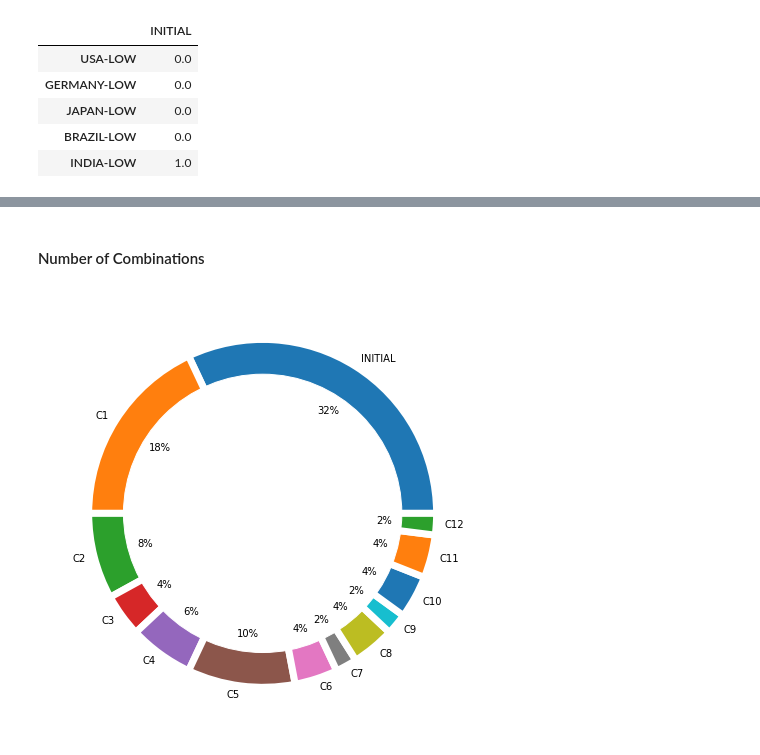
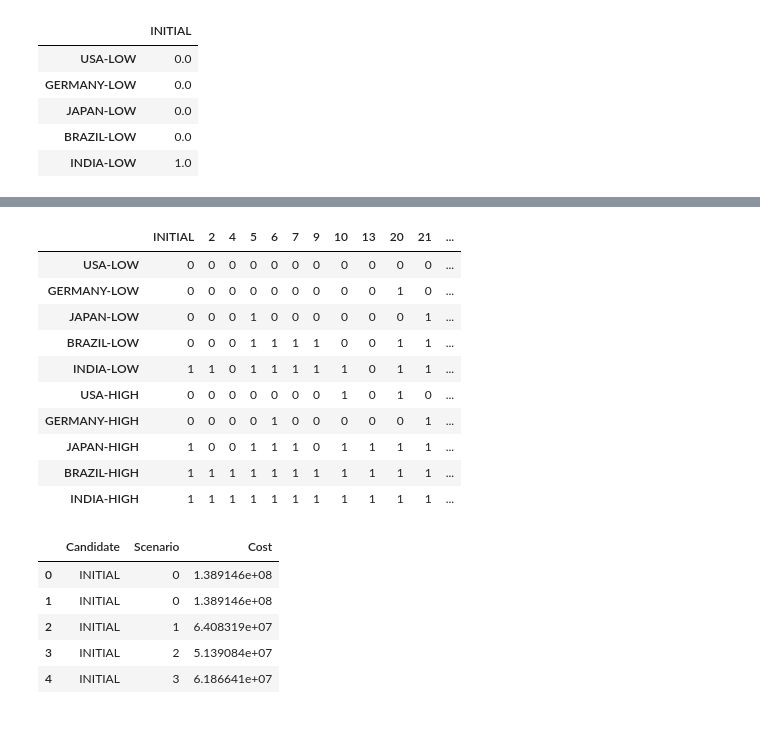
Before and after one commit to AnshifKkk/Stochastic-Supply-Chain-Network-Optimization-under-Demand-Uncertainty, a Jupyter notebook: robust_supply_chain_monte_carlo.ipynb, the cells around one changed output, grey strips where cells are left out. Drawn from its saved outputs; the diff is of its cells as text; code cells hidden in the pictures; blank space fills up the shorter version.

```diff
--- a/robust_supply_chain_monte_carlo.ipynb
+++ b/robust_supply_chain_monte_carlo.ipynb
@@ -373,26 +320,16 @@ plt.show()
-# %% [markdown]
-#### Number of Combinations
-# %%
-# Number of columns
-COL_NAME, COL_NUMBER = [], []
-for col1 in df_unique.columns:
-    count = 0
-    COL_NAME.append(col1)
-    for col2 in df_bool.columns:
-        if (df_bool[col2]!=df_unique[col1]).sum()==0:
-            count += 1
-    COL_NUMBER.append(count)
-df_comb = pd.DataFrame({'column':COL_NAME, 'count':COL_NUMBER}).set_index('column')
-
-my_circle = plt.Circle( (0,0), 0.8, color='white')
-df_comb.plot.pie(figsize=(8, 8), x='column', y='count', legend= False, pctdistance=0.7,
-                                          autopct='%1.0f%%', labeldistance=1.05,
-                                          wedgeprops = { 'linewidth' : 7, 'edgecolor' : 'white' })
-plt.xlabel('Business Vertical')
-# plt.title('{:.2f} M€ Budget Applications in 9 Vertical Markets'.format(df_p['TOTAL'].sum()/1e6))
-p = plt.gcf()
-p.gca().add_artist(my_circle)
-plt.axis('off')
-plt.show()
-# %% [output]
-[figure, removed]
+# %%
+# Unique configurations
+df_candidates = df_bool.T.drop_duplicates().T
+df_candidates
+# %% [output]
+|  | INITIAL | 2 | 4 | 5 | 6 | 7 | 9 | 10 | 13 | 20 | 21 | ... |
+| USA-LOW | 0 | 0 | 0 | 0 | 0 | 0 | 0 | 0 | 0 | 0 | 0 | ... |
+| GERMANY-LOW | 0 | 0 | 0 | 0 | 0 | 0 | 0 | 0 | 0 | 1 | 0 | ... |
+| JAPAN-LOW | 0 | 0 | 0 | 1 | 0 | 0 | 0 | 0 | 0 | 0 | 1 | ... |
+| BRAZIL-LOW | 0 | 0 | 0 | 1 | 1 | 1 | 1 | 0 | 0 | 1 | 1 | ... |
+| INDIA-LOW | 1 | 1 | 0 | 1 | 1 | 1 | 1 | 1 | 0 | 1 | 1 | ... |
+| USA-HIGH | 0 | 0 | 0 | 0 | 0 | 0 | 0 | 1 | 0 | 1 | 0 | ... |
+| GERMANY-HIGH | 0 | 0 | 0 | 0 | 1 | 0 | 0 | 0 | 0 | 0 | 1 | ... |
+| JAPAN-HIGH | 1 | 0 | 0 | 1 | 1 | 1 | 0 | 1 | 1 | 1 | 1 | ... |
+| BRAZIL-HIGH | 1 | 1 | 1 | 1 | 1 | 1 | 1 | 1 | 1 | 1 | 1 | ... |
+| INDIA-HIGH | 1 | 1 | 1 | 1 | 1 | 1 | 1 | 1 | 1 | 1 | 1 | ... |
@@ -398,0 +370,22 @@ plt.show()
+# %%
+results = []
+
+for c in df_candidates.columns:          # each candidate configuration
+    y_fixed = df_candidates[c].values
+
+    for s in demand_var.columns:         # each demand scenario
+        cost = second_stage_model(
+            fixed_costs, var_cost, demand_var, s, cap, y_fixed
+        )
+
+        results.append([c, s, cost])
+
+df_eval = pd.DataFrame(results, columns=['Candidate','Scenario','Cost'])
+df_eval.head()
+# %% [output]
+|  | Candidate | Scenario | Cost |
+| 0 | INITIAL | 0 | 1.389146e+08 |
+| 1 | INITIAL | 0 | 1.389146e+08 |
+| 2 | INITIAL | 1 | 6.408319e+07 |
+| 3 | INITIAL | 2 | 5.139084e+07 |
+| 4 | INITIAL | 3 | 6.186641e+07 |
```
Also changed, not shown: parts of 19 cells of this notebook.
